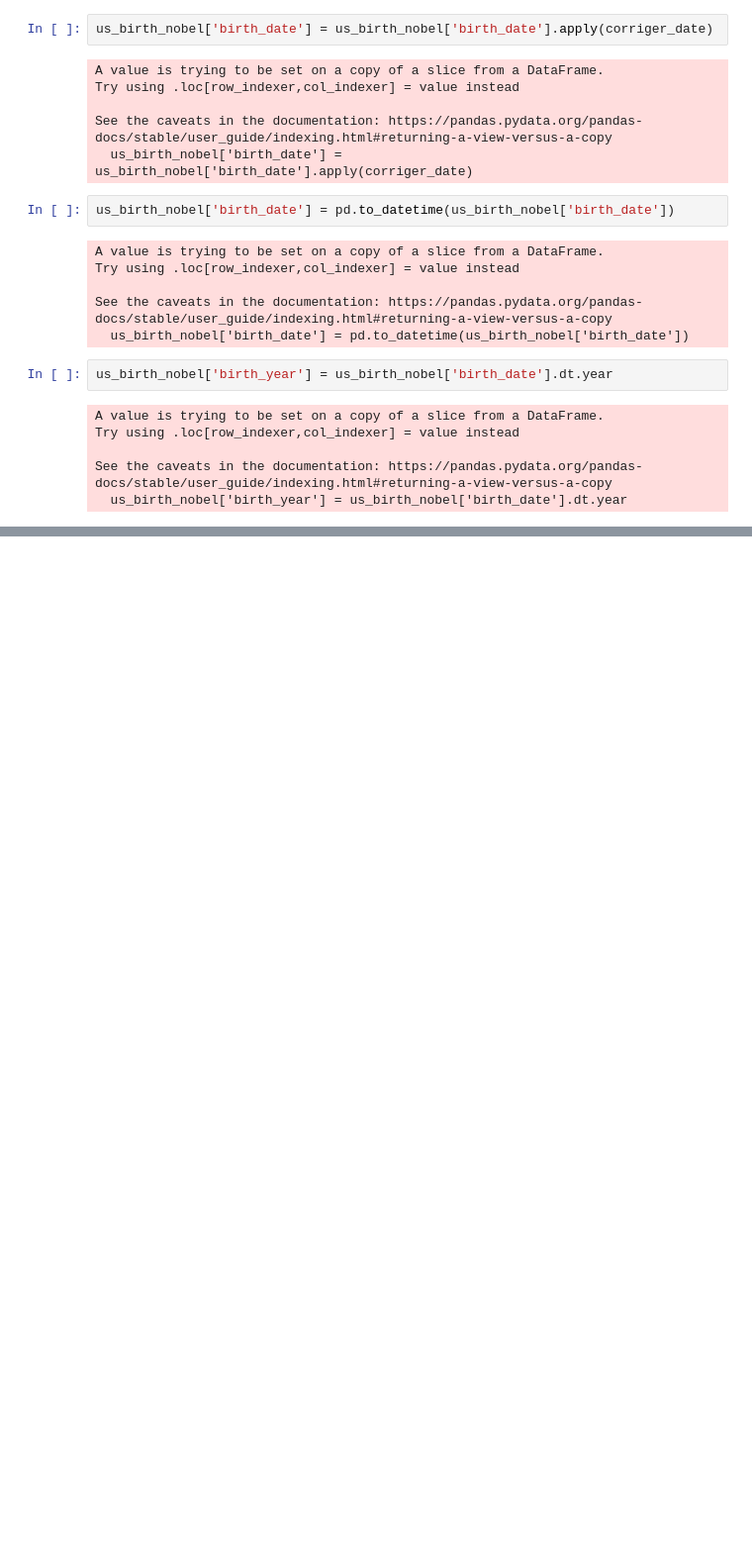
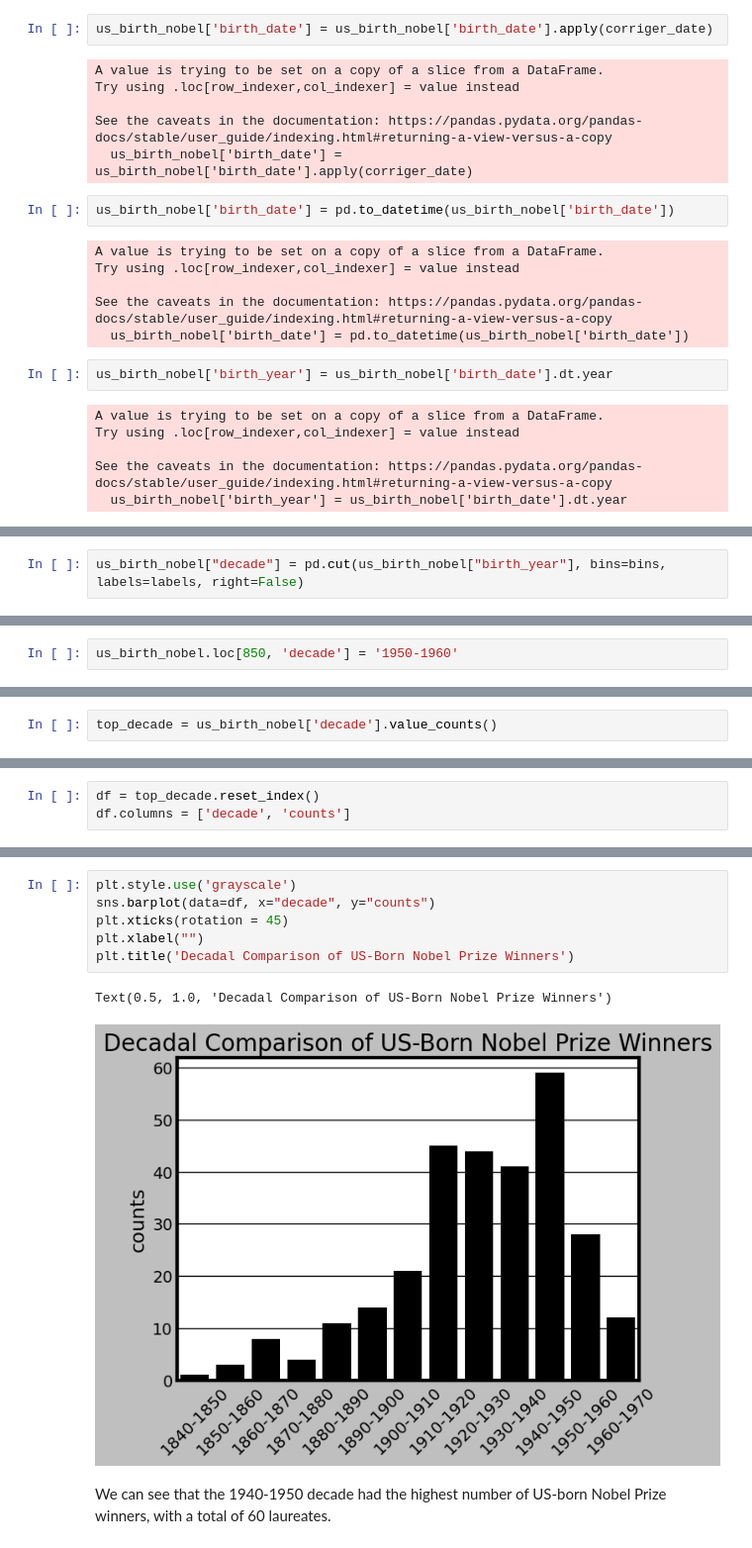
Before and after one commit to Mnr04/Data_Bootcamps_Projects, a Jupyter notebook: Visualizing_Nobel_Prize_Winners.ipynb, the cells around one changed output, grey strips where cells are left out. Shown at 99% size. Saved outputs shown, nothing was run; the diff lists cells and outputs as text; blank space fills up the shorter version.

```diff
--- a/Visualizing_Nobel_Prize_Winners.ipynb
+++ b/Visualizing_Nobel_Prize_Winners.ipynb
@@ -177,0 +194,2 @@ Name: birth_year, Length: 291, dtype: float64
+# %%
+us_birth_nobel["decade"] = pd.cut(us_birth_nobel["birth_year"], bins=bins, labels=labels, right=False)
@@ -177,0 +231,2 @@ Name: birth_year, Length: 291, dtype: float64
+# %%
+us_birth_nobel.loc[850, 'decade'] = '1950-1960'
@@ -177,0 +244,2 @@ Name: birth_year, Length: 291, dtype: float64
+# %%
+top_decade = us_birth_nobel['decade'].value_counts()
@@ -177,0 +264,3 @@ Name: birth_year, Length: 291, dtype: float64
+# %%
+df = top_decade.reset_index()
+df.columns = ['decade', 'counts']
@@ -177,0 +284,11 @@ Name: birth_year, Length: 291, dtype: float64
+# %%
+plt.style.use('grayscale')
+sns.barplot(data=df, x="decade", y="counts")
+plt.xticks(rotation = 45)
+plt.xlabel("")
+plt.title('Decadal Comparison of US-Born Nobel Prize Winners')
+# %% [output]
+Text(0.5, 1.0, 'Decadal Comparison of US-Born Nobel Prize Winners')
+[figure, added]
+# %% [markdown]
+We can see that the 1940-1950 decade had the highest number of US-born Nobel Prize winners, with a total of 60 laureates.
```
Also changed, not shown: parts of 20 cells of this notebook.
